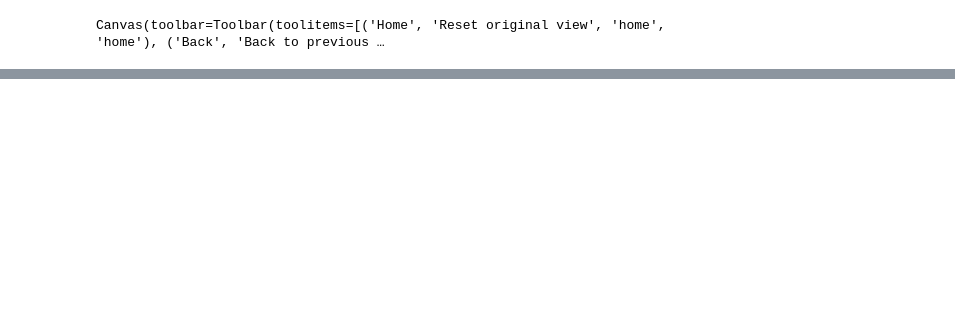
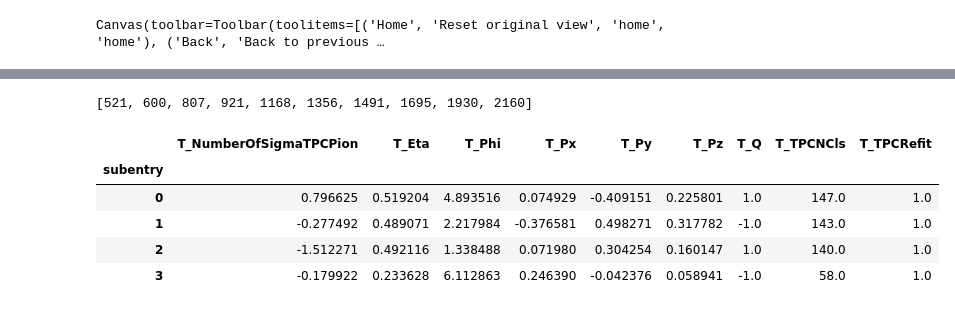
Before and after one commit to bdrum/cern-physics, a Jupyter notebook: notebooks/4TracksAnalysis.ipynb, the cells around one changed output, grey strips where cells are left out. Drawn from its saved outputs; the diff is of its cells as text; code cells hidden in the pictures; blank space fills up the shorter version.

```diff
--- a/notebooks/4TracksAnalysis.ipynb
+++ b/notebooks/4TracksAnalysis.ipynb
@@ -90,7 +90,7 @@ Let's see what happend in case of we will plot pt for any combination of TPC tra
 We can see statistics gain ration equal 2.5 between std criteria and total combinations:
 # %%
 from matplotlib.patches import Rectangle
-from modules.physics.kinematics.momentum import GetPtEvents
+from modules.physics import kinematics
 
 %matplotlib widget
 
@@ -107,7 +107,7 @@ labels = ['ITS & (>= 0TPC)','ITS & (>= 1TPC)', 'ITS & (>= 2TPC)', 'ITS & (>= 3TP
 for i in range(5):
     ITSnTPCEvents = pd.unique(dfs4Tracks.reset_index().entry)[TPCMask.groupby('entry').sum() >= i]
     ITSnTPCTracks = dfs4Tracks.loc[ITSnTPCEvents]
-    tmpPt = GetPtEvents(ITSnTPCTracks)
+    tmpPt = kinematics(ITSnTPCTracks).EventsVectors.pt
     tpcimpPt.append(tmpPt)
     ax.hist(tpcimpPt[i], bins=100, range=(0,2), histtype='step', color=colors[i], linewidth=2, label=labels[i]+f';{(tmpPt<0.15).sum()}')
 
@@ -150,0 +208,13 @@ Canvas(toolbar=Toolbar(toolitems=[('Home', 'Reset original view', 'home', 'home'
+# %%
+c = (0.4 <= secondCombSorted) * (secondCombSorted <= 0.6)
+clist = c.index[(c.Lite * c.Heavy)].to_list()
+print(clist[:10])
+ITSnTPCTracks.loc[521]
+# %% [output]
+[521, 600, 807, 921, 1168, 1356, 1491, 1695, 1930, 2160]
+|  | T_NumberOfSigmaTPCPion | T_Eta | T_Phi | T_Px | T_Py | T_Pz | T_Q | T_TPCNCls | T_TPCRefit |
+| subentry |  |  |  |  |  |  |  |  |  |
+| 0 | 0.796625 | 0.519204 | 4.893516 | 0.074929 | -0.409151 | 0.225801 | 1.0 | 147.0 | 1.0 |
+| 1 | -0.277492 | 0.489071 | 2.217984 | -0.376581 | 0.498271 | 0.317782 | -1.0 | 143.0 | 1.0 |
+| 2 | -1.512271 | 0.492116 | 1.338488 | 0.071980 | 0.304254 | 0.160147 | 1.0 | 140.0 | 1.0 |
+| 3 | -0.179922 | 0.233628 | 6.112863 | 0.246390 | -0.042376 | 0.058941 | -1.0 | 58.0 | 1.0 |
```
Also changed, not shown: parts of 12 cells of this notebook, 10 other files.
